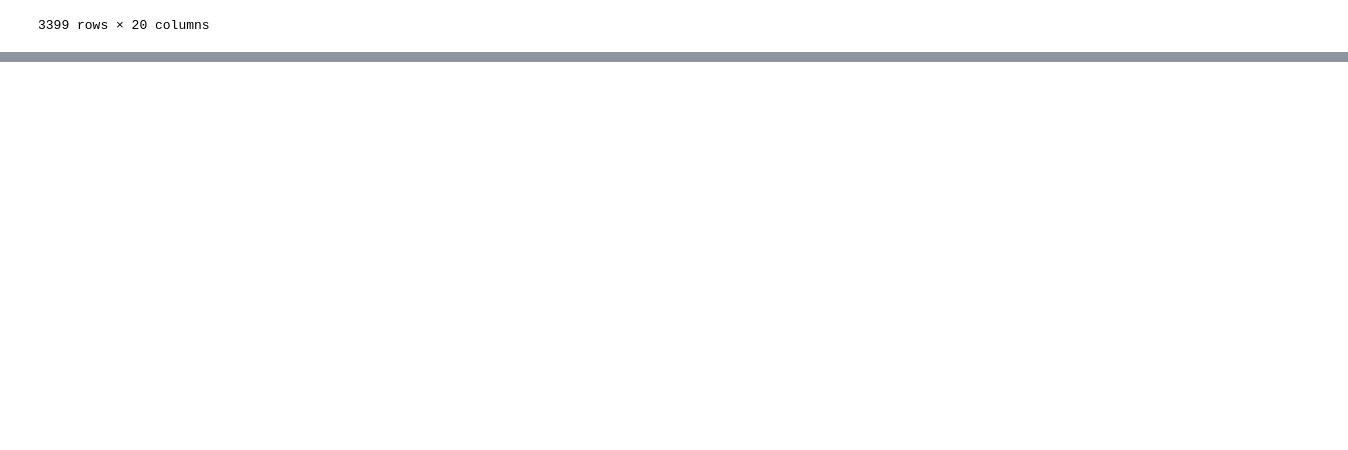
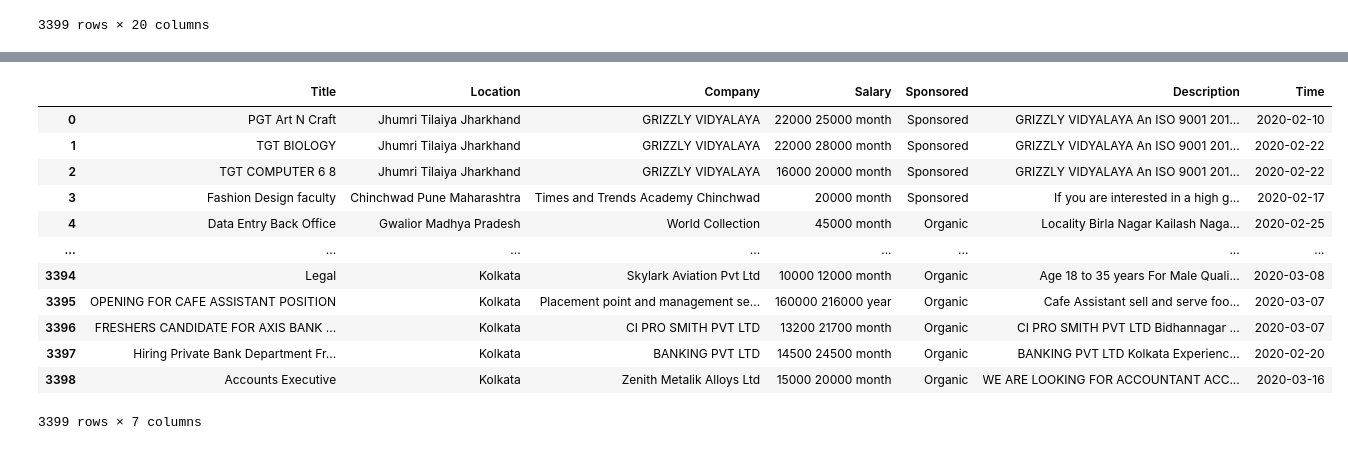
Before and after one commit to alvynabranches/Machine_Learning_With_Job_Data, a Jupyter notebook: try.ipynb, the cells around one changed output, grey strips where cells are left out. Drawn from its saved outputs; the diff is of its cells as text; code cells hidden in the pictures; blank space fills up the shorter version.

```diff
--- a/try.ipynb
+++ b/try.ipynb
@@ -76,0 +162,7 @@ preprocessing_fn(new_df)
+# %%
+df1 = pd.read_excel('./indeed_results_new_pp.xlsx')
+df2 = pd.read_excel('./indeed_results_new_pp2.xlsx')
+df3 = pd.read_excel('./indeed_results_new_pp3.xlsx')
+df4 = pd.read_excel('./indeed_results_new_pp_4.xlsx')
+
+df = df1.append(df2).append(df3).append(df4).drop_duplicates()
@@ -76,0 +180,16 @@ preprocessing_fn(new_df)
+# %%
+df.drop(['Salary_New', 'Salary_Average'], axis=1)
+# %% [output]
+|  | Title | Location | Company | Salary | Sponsored | Description | Time |
+| 0 | PGT Art N Craft | Jhumri Tilaiya Jharkhand | GRIZZLY VIDYALAYA | 22000 25000 month | Sponsored | GRIZZLY VIDYALAYA An ISO 9001 201... | 2020-02-10 |
+| 1 | TGT BIOLOGY | Jhumri Tilaiya Jharkhand | GRIZZLY VIDYALAYA | 22000 28000 month | Sponsored | GRIZZLY VIDYALAYA An ISO 9001 201... | 2020-02-22 |
+| 2 | TGT COMPUTER 6 8 | Jhumri Tilaiya Jharkhand | GRIZZLY VIDYALAYA | 16000 20000 month | Sponsored | GRIZZLY VIDYALAYA An ISO 9001 201... | 2020-02-22 |
+| 3 | Fashion Design faculty | Chinchwad Pune Maharashtra | Times and Trends Academy Chinchwad | 20000 month | Sponsored | If you are interested in a high g... | 2020-02-17 |
+| 4 | Data Entry Back Office | Gwalior Madhya Pradesh | World Collection | 45000 month | Organic | Locality Birla Nagar Kailash Naga... | 2020-02-25 |
+| ... | ... | ... | ... | ... | ... | ... | ... |
+| 3394 | Legal | Kolkata | Skylark Aviation Pvt Ltd | 10000 12000 month | Organic | Age 18 to 35 years For Male Quali... | 2020-03-08 |
+| 3395 | OPENING FOR CAFE ASSISTANT POSITION | Kolkata | Placement point and management se... | 160000 216000 year | Organic | Cafe Assistant sell and serve foo... | 2020-03-07 |
+| 3396 | FRESHERS CANDIDATE FOR AXIS BANK ... | Kolkata | CI PRO SMITH PVT LTD | 13200 21700 month | Organic | CI PRO SMITH PVT LTD Bidhannagar ... | 2020-03-07 |
+| 3397 | Hiring Private Bank Department Fr... | Kolkata | BANKING PVT LTD | 14500 24500 month | Organic | BANKING PVT LTD Kolkata Experienc... | 2020-02-20 |
+| 3398 | Accounts Executive | Kolkata | Zenith Metalik Alloys Ltd | 15000 20000 month | Organic | WE ARE LOOKING FOR ACCOUNTANT ACC... | 2020-03-16 |
+3399 rows × 7 columns
```
Also changed, not shown: parts of 25 cells of this notebook, 18 other files.
